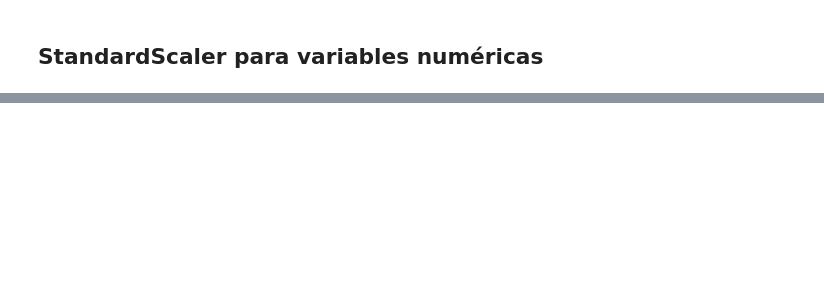
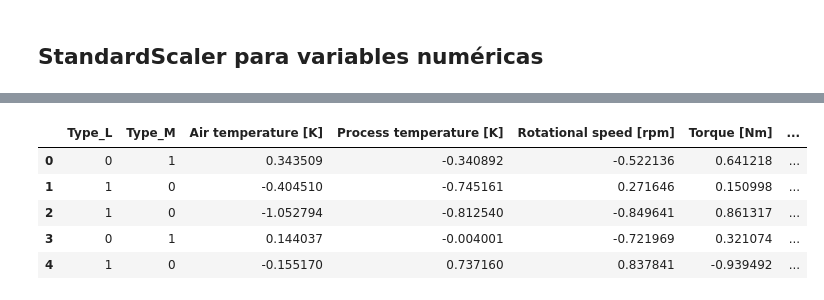
Before and after one commit to CesarArroyo09/predictive-maintenance-milling, a Jupyter notebook: preprocessing.ipynb, the cells around one changed output, grey strips where cells are left out. Cells and saved outputs as stored; diff of their text form; code cells hidden in the pictures; blank space fills up the shorter version.

```diff
--- a/preprocessing.ipynb
+++ b/preprocessing.ipynb
@@ -289,0 +441,15 @@ machine_failure['Failure type'].value_counts().sum()
+# %%
+X_test_processed = pd.concat(
+    [X_test_categorical.reset_index(drop=True),
+    X_test_numerical_scaled],
+    axis=1
+)
+# %%
+X_test_processed.head()
+# %% [output]
+|  | Type_L | Type_M | Air temperature [K] | Process temperature [K] | Rotational speed [rpm] | Torque [Nm] | ... |
+| 0 | 0 | 1 | 0.343509 | -0.340892 | -0.522136 | 0.641218 | ... |
+| 1 | 1 | 0 | -0.404510 | -0.745161 | 0.271646 | 0.150998 | ... |
+| 2 | 1 | 0 | -1.052794 | -0.812540 | -0.849641 | 0.861317 | ... |
+| 3 | 0 | 1 | 0.144037 | -0.004001 | -0.721969 | 0.321074 | ... |
+| 4 | 1 | 0 | -0.155170 | 0.737160 | 0.837841 | -0.939492 | ... |
```
Also changed, not shown: parts of 60 cells of this notebook, 5 other files.
